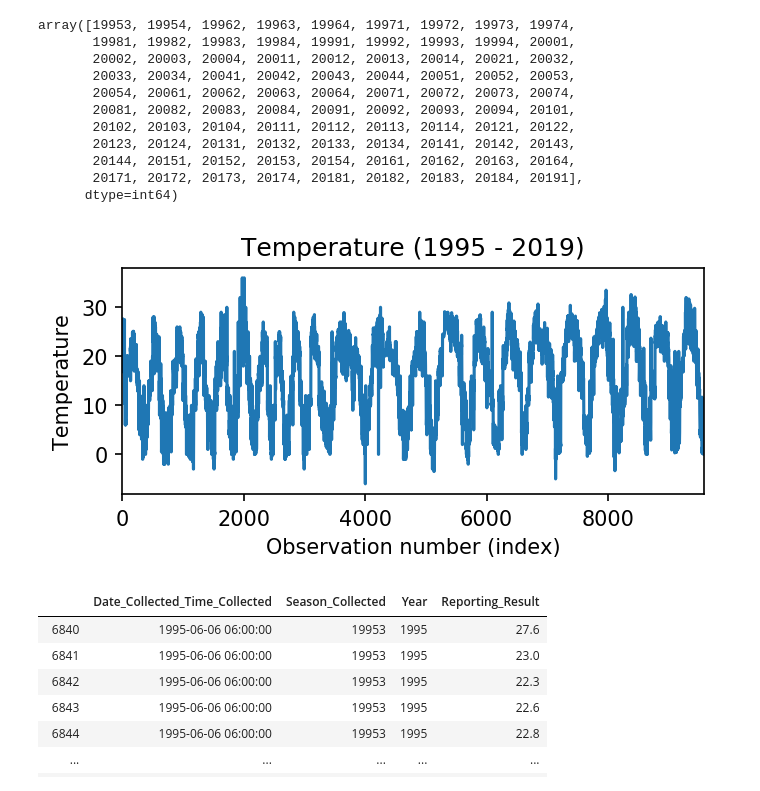
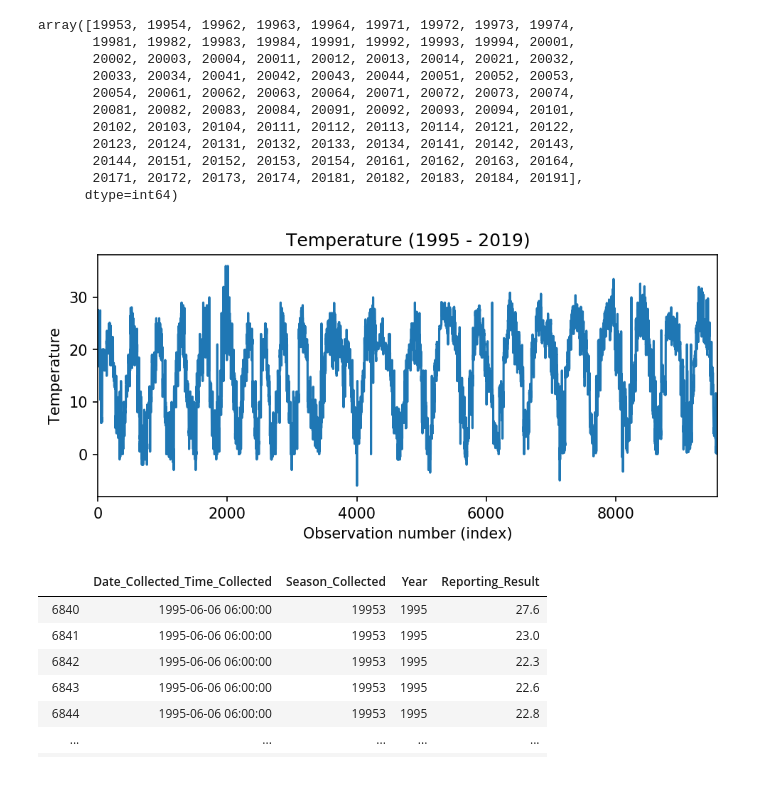
Before and after one commit to codeforboston/safe-water, a Jupyter notebook: projects/crwa/notebooks/lstaples-eda.ipynb, the cells around one changed output. Saved outputs shown, nothing was run; the diff lists cells and outputs as text; code cells hidden in the pictures.

Commit message:
improved plot readability

```diff
--- a/projects/crwa/notebooks/lstaples-eda.ipynb
+++ b/projects/crwa/notebooks/lstaples-eda.ipynb
@@ -139,18 +139,18 @@ array([19953, 19954, 19962, 19963, 19964, 19971, 19972, 19973, 19974,
 # %%
 # plotting temperature results values:
 # reset index is necessary make the index go from 0 to (length-1)
 
 # note the cycle observed here is due to the change of seasons throughout the year
 
 res_plot = ( results_temperature.sort_values(by=['Date_Collected_Time_Collected']) )['Reporting_Result']
-plt.figure(figsize=(5,2), dpi=150)
+plt.figure(figsize=(7.5,3), dpi=150)
 ax = res_plot.reset_index(drop=True).plot()
 ax.set_xlabel("Observation number (index)")
 ax.set_ylabel("Temperature")
 ax.set_title("Temperature (1995 - 2019)")
 plt.show()
 # %% [output]
-[figure, old version]
+[figure, new version]
 # %%
 ( results_temperature.sort_values(by=['Date_Collected_Time_Collected']) )
 # %% [output]
```
Also changed, not shown: parts of 9 cells of this notebook.
